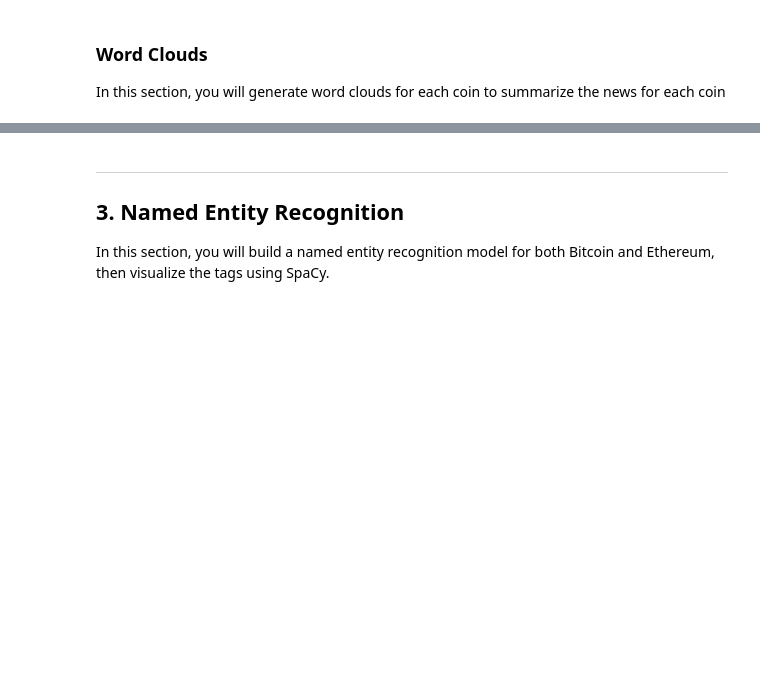
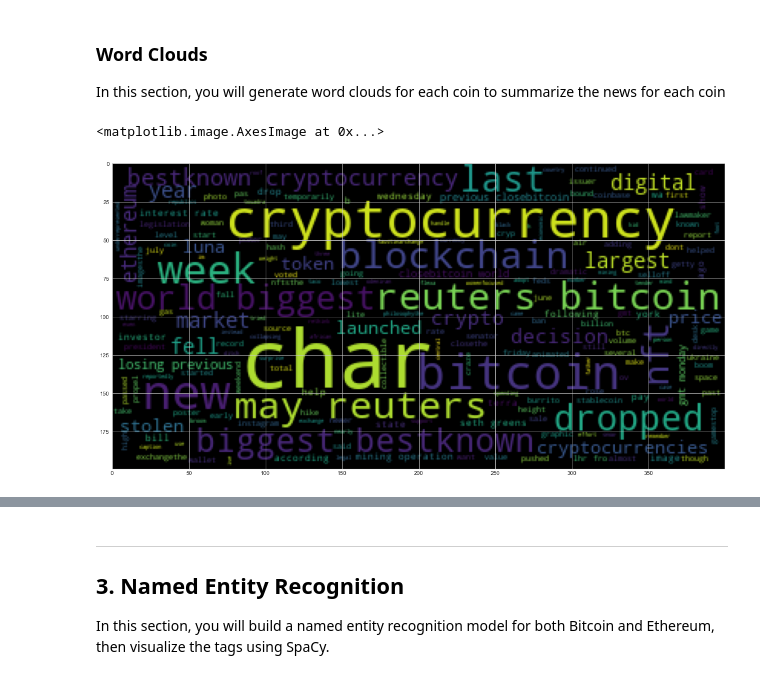
Before and after one commit to DDEEEVV/Natural_Language_Processing-HW, a Jupyter notebook: Starter_Code/crypto_sentiment.ipynb, the cells around one changed output, grey strips where cells are left out. Drawn from its saved outputs; the diff is of its cells as text; code cells hidden in the pictures; blank space fills up the shorter version.

```diff
--- a/Starter_Code/crypto_sentiment.ipynb
+++ b/Starter_Code/crypto_sentiment.ipynb
@@ -207,10 +207,11 @@ from string import punctuation
 import re
 # %%
 # Instantiate the lemmatizer
-# YOUR CODE HERE!
+lemmatizer = WordNetLemmatizer()
 
 # Create a list of stopwords
-# YOUR CODE HERE!
+sw = set(stopwords.words('english'))
+
 
 # Expand the default stopwords list if necessary
-# YOUR CODE HERE!
+sw_addon = {'ha','u', 'say'}
@@ -243,0 +218,19 @@ def tokenizer(text):
+# %%
+def tokenizer(article):
+    sw = set(stopwords.words('english'))
+    regex = re.compile("[^a-zA-Z ]")
+    re_clean = regex.sub('', article)
+    words = word_tokenize(re_clean)
+    lem = [lemmatizer.lemmatize(word) for word in words]
+    tokens = [word.lower() for word in lem if word.lower() not in sw.union(sw_addon)]
+    return tokens
+# %%
+btc_tokenized = []
+for text in bitcoin_news_df.text:
+
+    words = []
+    words = words + tokenizer(text)
+    btc_tokenized.append(words)
+
+bitcoin_news_df["tokens"] = btc_tokenized
+bitcoin_news_df.head()
@@ -243,0 +244,3 @@ def tokenizer(text):
+# %%
+btc_tokenized_list = [item for elem in btc_tokenized for item in elem]
+btc_tokenized_list[:5]
@@ -290,0 +375,8 @@ mpl.rcParams['figure.figsize'] = [20.0, 10.0]
+# %%
+# Generate the Bitcoin word cloud
+btc_all_in = " ".join([str(word) for word in btc_tokenized_list])
+wc_btc = WordCloud().generate(btc_all_in)
+plt.imshow(wc_btc)
+# %% [output]
+<matplotlib.image.AxesImage at 0x...>
+[figure, added]
```
Also changed, not shown: parts of 29 cells of this notebook.
